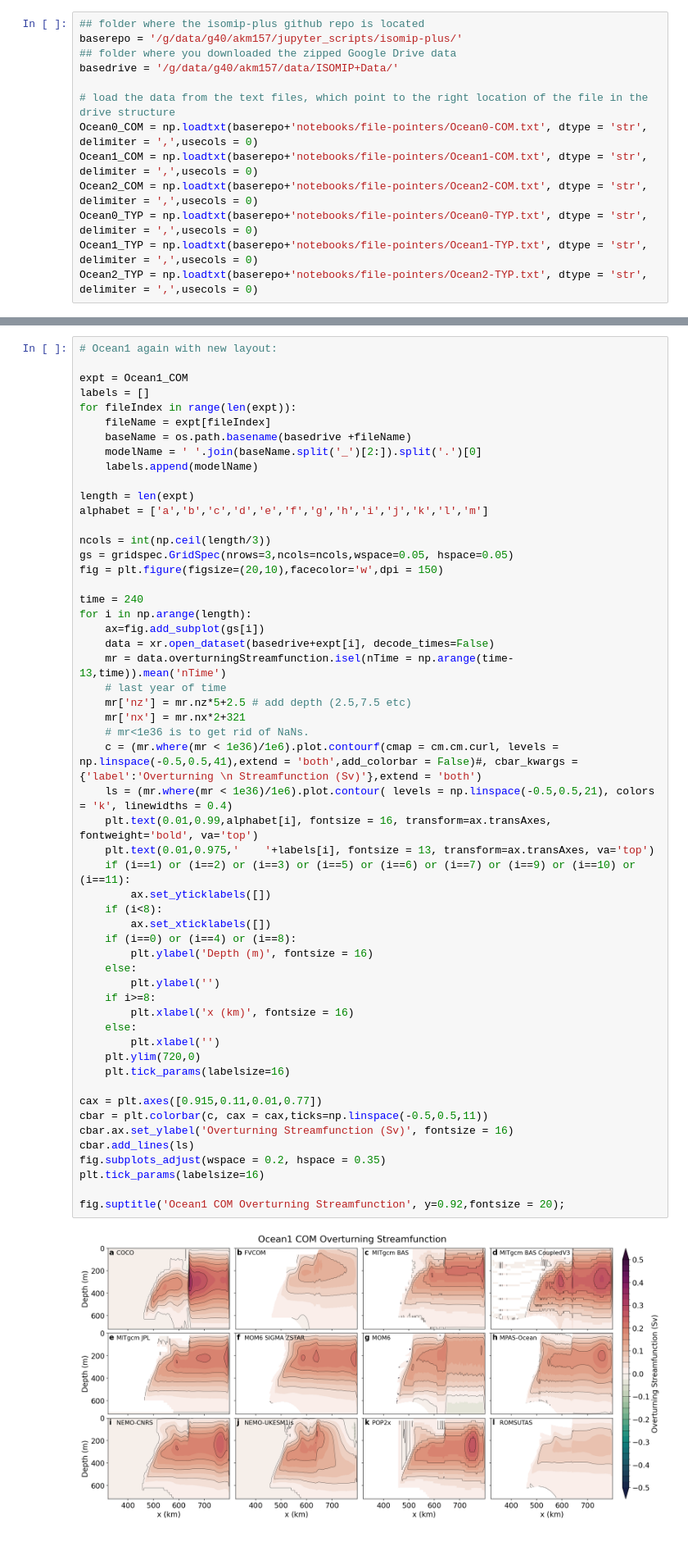
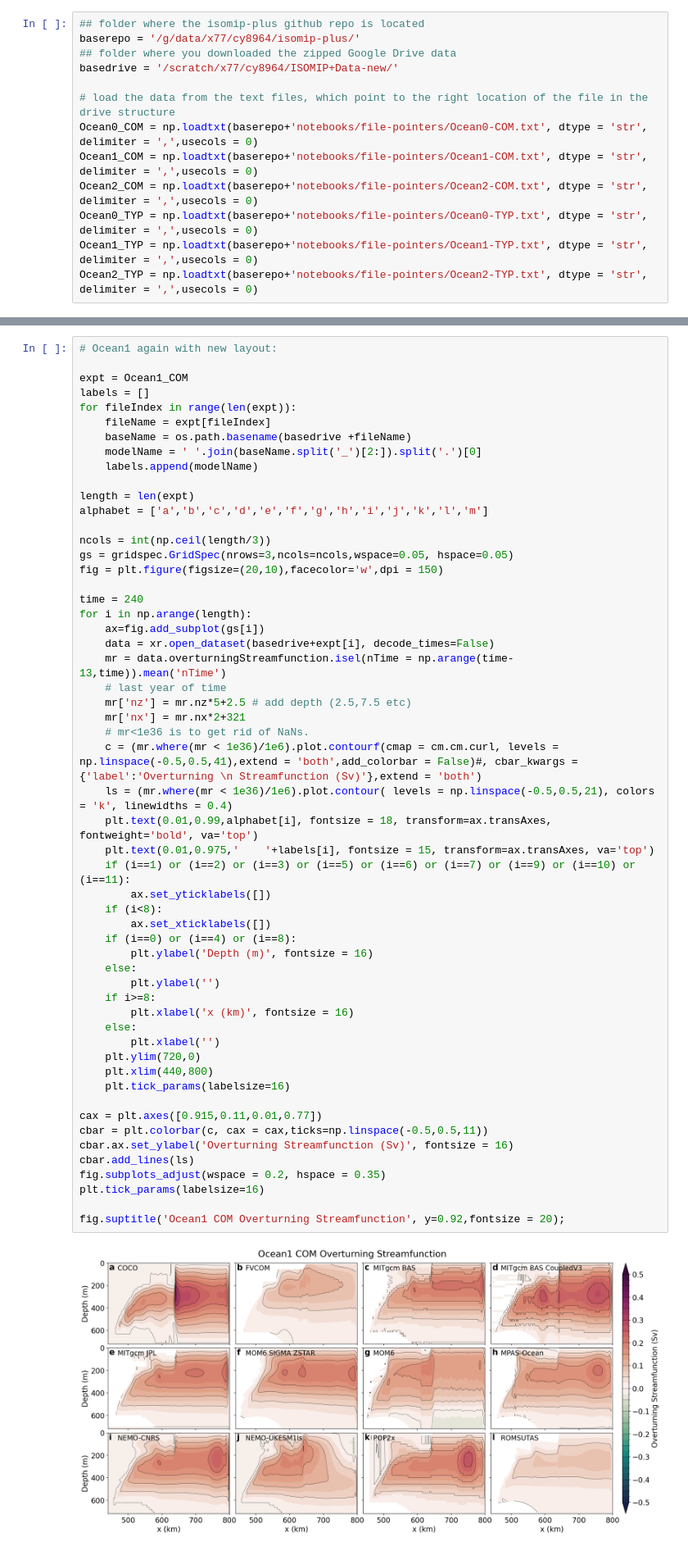
Before and after one commit to misomip/isomip-plus, a Jupyter notebook: notebooks/overturning-streamfunction/OverturningStreamfunction.ipynb, the cells around one changed output, grey strips where cells are left out. Shown at 82% size. Drawn from its saved outputs; the diff is of its cells as text.

````diff
--- a/notebooks/overturning-streamfunction/OverturningStreamfunction.ipynb
+++ b/notebooks/overturning-streamfunction/OverturningStreamfunction.ipynb
@@ -30,9 +30,9 @@ FVCOM  MITgcm_BAS_Coupled  MOM6        MPAS-Ocean        NEMO-UKESM1is  ROMS-UTA
 ```
 # %%
 ## folder where the isomip-plus github repo is located
-baserepo = '/g/data/g40/akm157/jupyter_scripts/isomip-plus/'
+baserepo = '/g/data/x77/cy8964/isomip-plus/'
 ## folder where you downloaded the zipped Google Drive data
-basedrive = '/g/data/g40/akm157/data/ISOMIP+Data/'
+basedrive = '/scratch/x77/cy8964/ISOMIP+Data-new/'
 
 # load the data from the text files, which point to the right location of the file in the drive structure
 Ocean0_COM = np.loadtxt(baserepo+'notebooks/file-pointers/Ocean0-COM.txt', dtype = 'str', delimiter = ',',usecols = 0)
@@ -155,36 +155,37 @@ for i in np.arange(length):
     # last year of time
     mr['nz'] = mr.nz*5+2.5 # add depth (2.5,7.5 etc)
     mr['nx'] = mr.nx*2+321
     # mr<1e36 is to get rid of NaNs.
     c = (mr.where(mr < 1e36)/1e6).plot.contourf(cmap = cm.cm.curl, levels = np.linspace(-0.5,0.5,41),extend = 'both',add_colorbar = False)#, cbar_kwargs = {'label':'Overturning \n Streamfunction (Sv)'},extend = 'both')
     ls = (mr.where(mr < 1e36)/1e6).plot.contour( levels = np.linspace(-0.5,0.5,21), colors = 'k', linewidths = 0.4)
-    plt.text(0.01,0.99,alphabet[i], fontsize = 16, transform=ax.transAxes, fontweight='bold', va='top')
-    plt.text(0.01,0.975,'    '+labels[i], fontsize = 13, transform=ax.transAxes, va='top')
+    plt.text(0.01,0.99,alphabet[i], fontsize = 18, transform=ax.transAxes, fontweight='bold', va='top')
+    plt.text(0.01,0.975,'    '+labels[i], fontsize = 15, transform=ax.transAxes, va='top')
     if (i==1) or (i==2) or (i==3) or (i==5) or (i==6) or (i==7) or (i==9) or (i==10) or (i==11):
         ax.set_yticklabels([])
     if (i<8):
         ax.set_xticklabels([])
     if (i==0) or (i==4) or (i==8):
         plt.ylabel('Depth (m)', fontsize = 16)
     else:
         plt.ylabel('')
     if i>=8:
         plt.xlabel('x (km)', fontsize = 16)
     else:
         plt.xlabel('')
     plt.ylim(720,0)
+    plt.xlim(440,800)
     plt.tick_params(labelsize=16)
 
 cax = plt.axes([0.915,0.11,0.01,0.77])
 cbar = plt.colorbar(c, cax = cax,ticks=np.linspace(-0.5,0.5,11))
 cbar.ax.set_ylabel('Overturning Streamfunction (Sv)', fontsize = 16)
 cbar.add_lines(ls)
 fig.subplots_adjust(wspace = 0.2, hspace = 0.35)
 plt.tick_params(labelsize=16)
 
 fig.suptitle('Ocean1 COM Overturning Streamfunction', y=0.92,fontsize = 20);
 # %% [output]
-[figure, old version]
+[figure, new version]
 # %%
 expt = Ocean2_COM
 labels = []
````
Also changed, not shown: parts of 2 cells of this notebook, 8 other files.
